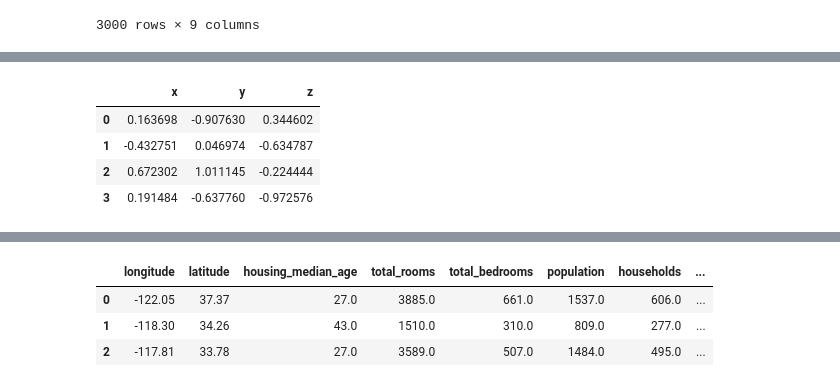
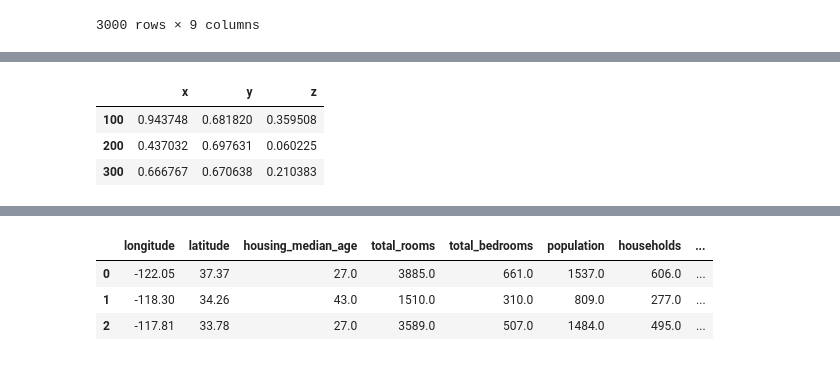
Before and after one commit to ZosoV/pandas_review, a Jupyter notebook: 001_intro_to_pandas.ipynb, the cells around one changed output, grey strips where cells are left out. Cells and saved outputs as stored; diff of their text form; code cells hidden in the pictures.

```diff
--- a/001_intro_to_pandas.ipynb
+++ b/001_intro_to_pandas.ipynb
@@ -275,9 +329,10 @@ array([[ 0.16369762, -0.90762996,  0.34460213],
 # %%
-df = pd.DataFrame(arr, columns = ["x", "y", "z"])
+df = pd.DataFrame(np.random.rand(3,3),
+                  index= [100, 200, 300],
+                  columns = ["x", "y", "z"])
 df
 # %% [output]
 |  | x | y | z |
-| 0 | 0.163698 | -0.907630 | 0.344602 |
-| 1 | -0.432751 | 0.046974 | -0.634787 |
-| 2 | 0.672302 | 1.011145 | -0.224444 |
-| 3 | 0.191484 | -0.637760 | -0.972576 |
+| 100 | 0.943748 | 0.681820 | 0.359508 |
+| 200 | 0.437032 | 0.697631 | 0.060225 |
+| 300 | 0.666767 | 0.670638 | 0.210383 |
```
Also changed, not shown: parts of 73 cells of this notebook, 1 other file.
